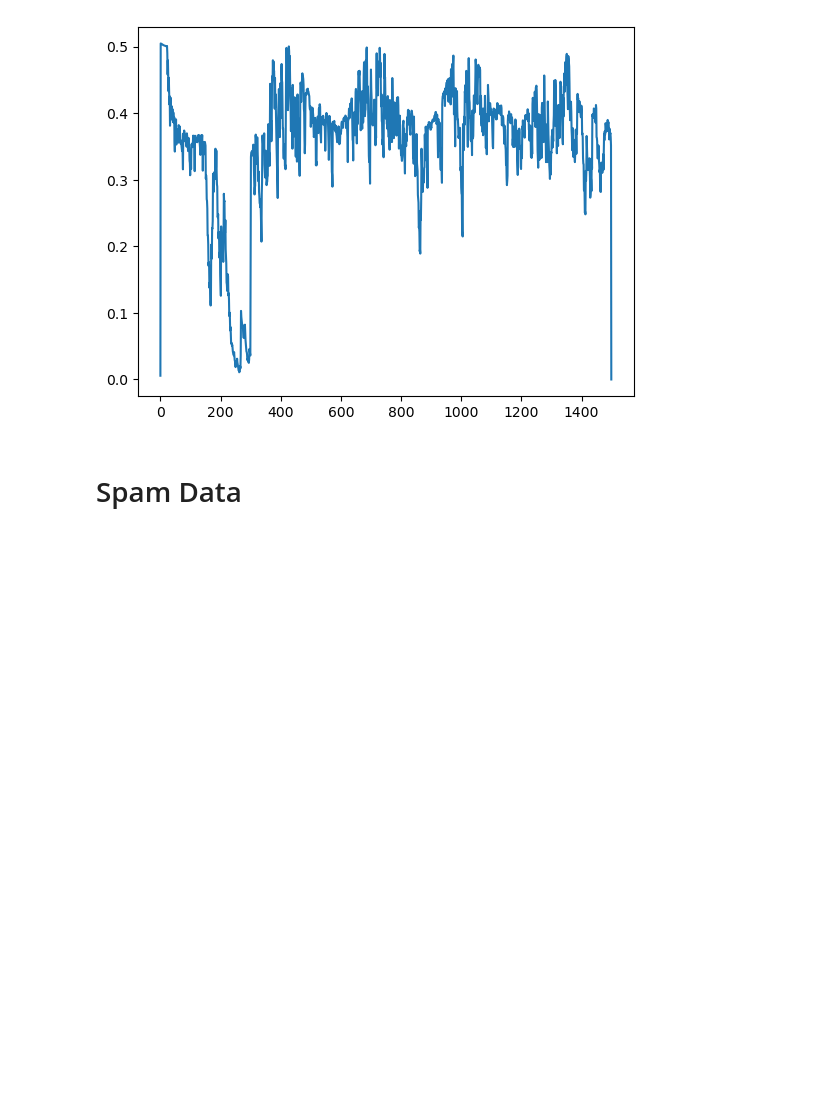
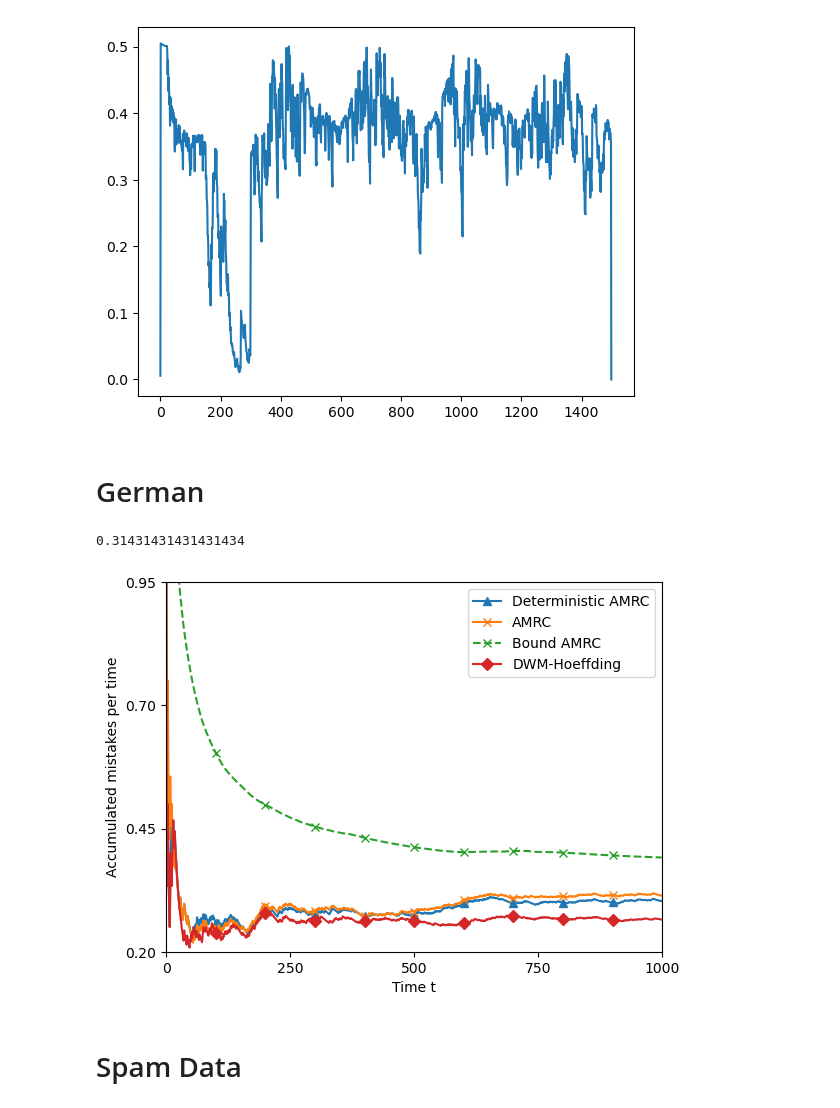
Before and after one commit to PengpengWei/Reproduce-on-AMRC, a Jupyter notebook: plot_figures.ipynb, the cells around one changed output. Cells and saved outputs as stored; diff of their text form; code cells hidden in the pictures; blank space fills up the shorter version.

```diff
--- a/plot_figures.ipynb
+++ b/plot_figures.ipynb
@@ -41,6 +47,38 @@ plt.plot(RUt)
 # %% [output]
 [<matplotlib.lines.Line2D at 0x...>]
 [figure]
+# %% [markdown]
+# German
+# %%
+data = scipy.io.loadmat('german_result.mat')
+mistakes_ran = data['mistakes_idx_rnd'].reshape(-1,1)
+mistakes_det = data['mistakes_idx_det'].reshape(-1,1)
+RUt = data['RUt'].reshape(-1,1)
+data_usenet_dwm = scipy.io.loadmat("german_dwm.mat")
+mistakes_dwm = data_usenet_dwm['mistakes'].reshape(-1,1)[1:]
+# %%
+mistakes_ran.mean()
+# %% [output]
+0.31431431431431434
+# %%
+T = np.arange(1, mistakes_det.shape[0]+1)
+plt.plot(mistakes_det.cumsum() / T, "-^", label="Deterministic AMRC", markevery=100)
+plt.plot(mistakes_ran.cumsum() / T, "-x", label="AMRC", markevery=100)
+plt.plot(bounds(RUt, delta=0.05), '--x', label="Bound AMRC", markevery=100)
+T = np.arange(1, mistakes_dwm.shape[0]+1)
+plt.plot(mistakes_dwm.cumsum() / T, "-D", label="DWM-Hoeffding", markevery=100)
+plt.ylim(0.2, 0.95)
+plt.yticks([0.2, 0.45, 0.7, 0.95])
+plt.xlim(0,T[-1])
+plt.xticks([0, 250, 500, 750, 1000])
+plt.legend()
+plt.ylabel("Accumulated mistakes per time")
+plt.xlabel("Time t")
+plt.savefig("german.svg")
+plt.savefig("german.pdf")
+plt.show()
+# %% [output]
+[figure, added]
 # %% [markdown]
 # Spam Data
 # %%
```
Also changed, not shown: parts of 5 cells of this notebook, 11 other files.
